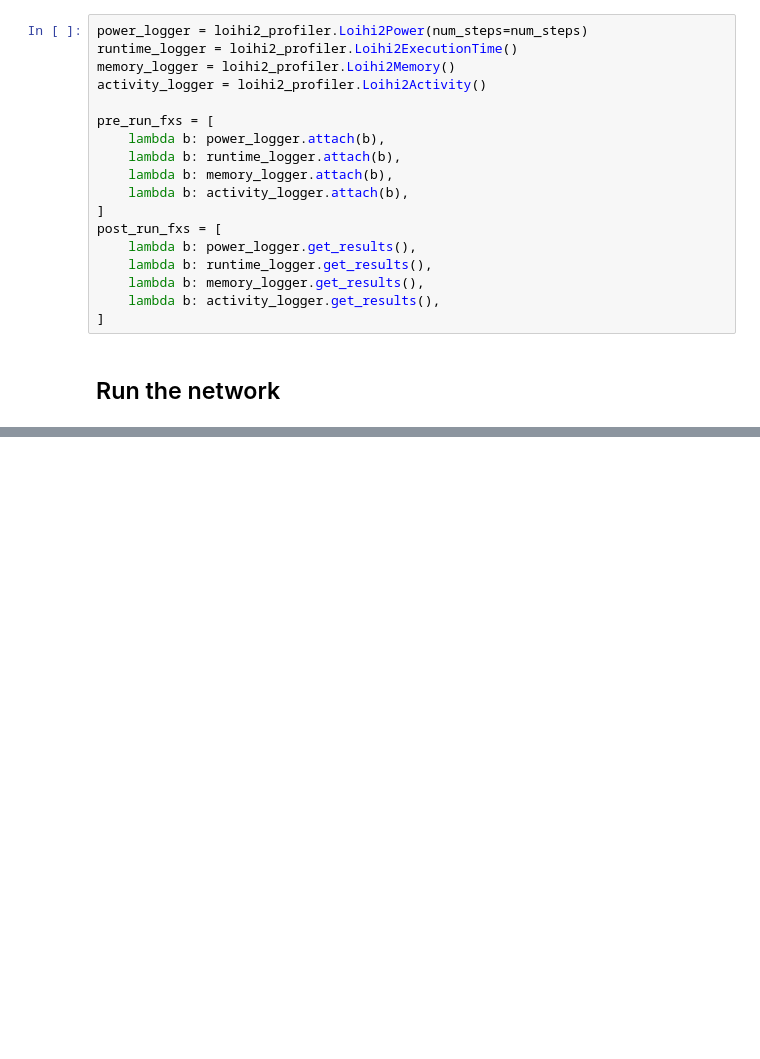
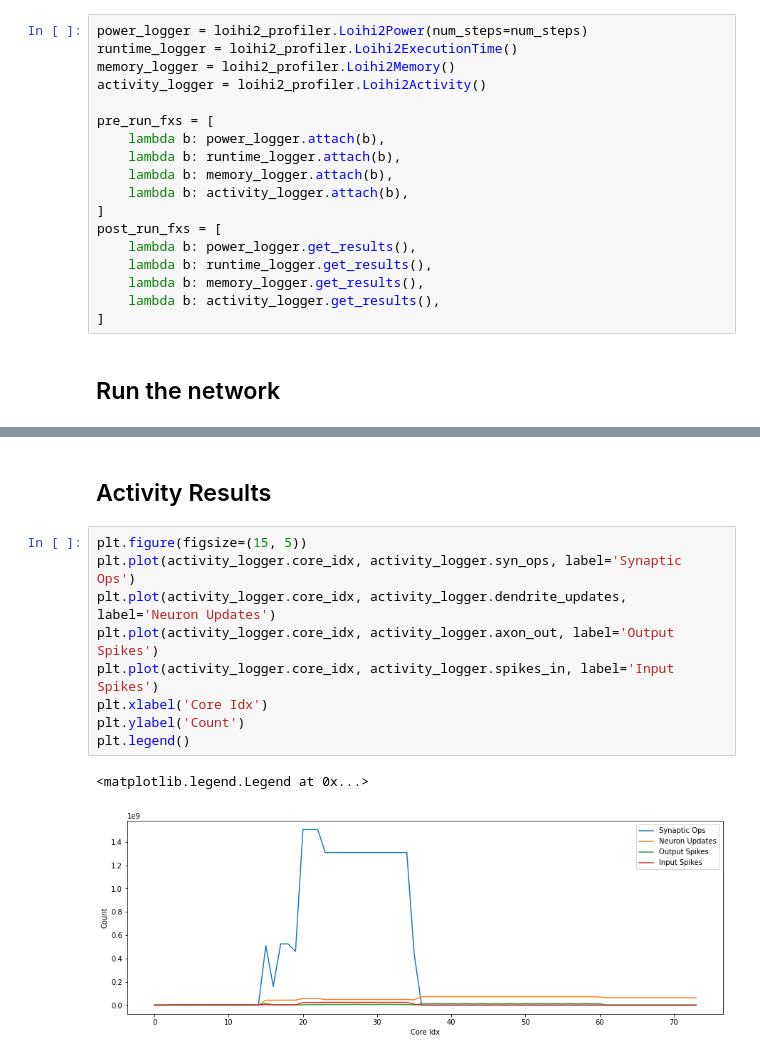
Before and after one commit to lava-nc/lava-dl, a Jupyter notebook: tutorials/lava/lib/dl/netx/pilotnet_snn/benchmark.ipynb, the cells around one changed output, grey strips where cells are left out. Drawn from its saved outputs; the diff is of its cells as text; blank space fills up the shorter version.

```diff
--- a/tutorials/lava/lib/dl/netx/pilotnet_snn/benchmark.ipynb
+++ b/tutorials/lava/lib/dl/netx/pilotnet_snn/benchmark.ipynb
@@ -108,0 +226,14 @@ plt.legend()
+# %% [markdown]
+## Activity Results
+# %%
+plt.figure(figsize=(15, 5))
+plt.plot(activity_logger.core_idx, activity_logger.syn_ops, label='Synaptic Ops')
+plt.plot(activity_logger.core_idx, activity_logger.dendrite_updates, label='Neuron Updates')
+plt.plot(activity_logger.core_idx, activity_logger.axon_out, label='Output Spikes')
+plt.plot(activity_logger.core_idx, activity_logger.spikes_in, label='Input Spikes')
+plt.xlabel('Core Idx')
+plt.ylabel('Count')
+plt.legend()
+# %% [output]
+<matplotlib.legend.Legend at 0x...>
+[figure, added]
```
Also changed, not shown: parts of 18 cells of this notebook.
